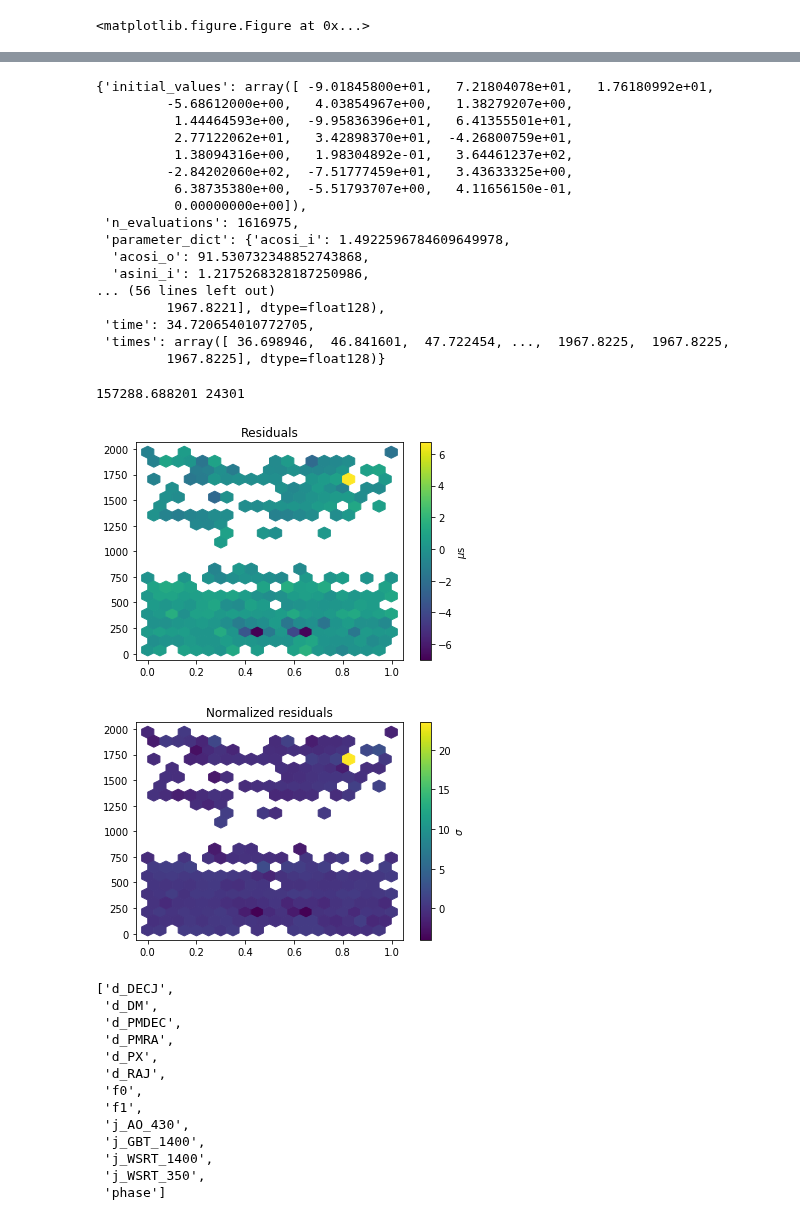
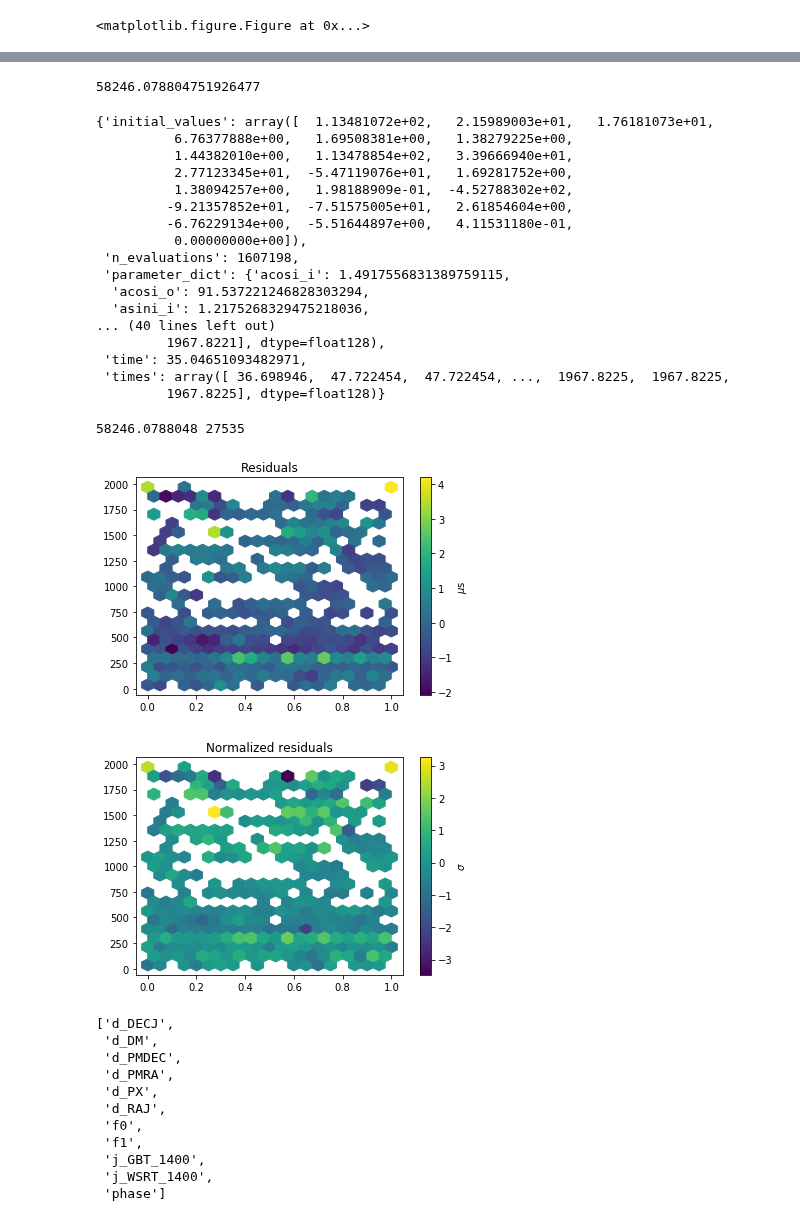
Before and after one commit to aarchiba/triplesystem, a Jupyter notebook: code-v1/k-systematics-package.ipynb, the cells around one changed output, grey strips where cells are left out. Cells and saved outputs as stored; diff of their text form; code cells hidden in the pictures.

```diff
--- a/code-v1/k-systematics-package.ipynb
+++ b/code-v1/k-systematics-package.ipynb
@@ -43,16 +43,14 @@ plt.viridis()
 # %% [output]
 <matplotlib.figure.Figure at 0x...>
 # %%
-gr_params = dict(files="tuned_mueller_pulses_selected",
+gr_params = dict(files="tuned2_aligned_pulses_1400",
                      tzrmjd_middle='auto',
-                     parfile="0337_tempo2_px_optical.par",
+                     parfile="0337_tempo2_px_optical_dmcorr.par",
                      fit_pos=True,
                      fit_pm=True,
                      fit_px=True,
                      t2_astrometry=True,
-                     efac=(('AO1440',1.0),
-                           ('GBT1500',1.0),
-                           ('WSRT1400',1.0)),
+                     efac=1,
                      kopeikin=False,
                      ppn_mode='GR',
                      linear_jumps=True,
@@ -91,45 +90,49 @@ F.best_parameters
+# %%
+F.goodness_of_fit(F.best_parameters)
+# %% [output]
+58246.078804751926477
 # %%
 orbit = F.compute_orbit(F.best_parameters)
 orbit
 # %% [output]
-{'initial_values': array([ -9.01845800e+01,   7.21804078e+01,   1.76180992e+01,
-         -5.68612000e+00,   4.03854967e+00,   1.38279207e+00,
-          1.44464593e+00,  -9.95836396e+01,   6.41355501e+01,
-          2.77122062e+01,   3.42898370e+01,  -4.26800759e+01,
-          1.38094316e+00,   1.98304892e-01,   3.64461237e+02,
-         -2.84202060e+02,  -7.51777459e+01,   3.43633325e+00,
-          6.38735380e+00,  -5.51793707e+00,   4.11656150e-01,
+{'initial_values': array([  1.13481072e+02,   2.15989003e+01,   1.76181073e+01,
+          6.76377888e+00,   1.69508381e+00,   1.38279225e+00,
+          1.44382010e+00,   1.13478854e+02,   3.39666940e+01,
+          2.77123345e+01,  -5.47119076e+01,   1.69281752e+00,
+          1.38094257e+00,   1.98188909e-01,  -4.52788302e+02,
+         -9.21357852e+01,  -7.51575005e+01,   2.61854604e+00,
+         -6.76229134e+00,  -5.51644897e+00,   4.11531180e-01,
           0.00000000e+00]),
- 'n_evaluations': 1616975,
- 'parameter_dict': {'acosi_i': 1.4922596784609649978,
-  'acosi_o': 91.530732348852743868,
-  'asini_i': 1.2175268328187250986,
-... (56 lines left out)
+ 'n_evaluations': 1607198,
+ 'parameter_dict': {'acosi_i': 1.4917556831389759115,
+  'acosi_o': 91.537221246828303294,
+  'asini_i': 1.2175268329475218036,
+... (40 lines left out)
          1967.8221], dtype=float128),
- 'time': 34.720654010772705,
- 'times': array([ 36.698946,  46.841601,  47.722454, ...,  1967.8225,  1967.8225,
+ 'time': 35.04651093482971,
+ 'times': array([ 36.698946,  47.722454,  47.722454, ...,  1967.8225,  1967.8225,
          1967.8225], dtype=float128)}
 # %%
 residuals = F.residuals()
 plt.hexbin(
     ((F.mjds-F.base_mjd-F.best_parameters['tasc_i'])/F.best_parameters['pb_i'])%1,
     F.mjds,
-    C=residuals/F.best_parameters['f0']*1e6, gridsize=20)
+    C=residuals/F.reference_f0*1e6, gridsize=20)
 plt.title("Residuals")
 plt.colorbar().set_label(r"$\mu$s")
 plt.figure()
 plt.hexbin(
     ((F.mjds-F.base_mjd-F.best_parameters['tasc_i'])/F.best_parameters['pb_i'])%1,
     F.mjds,
     C=residuals/F.phase_uncerts, gridsize=20)
 plt.title("Normalized residuals")
 plt.colorbar().set_label(r"$\sigma$")
 
 print np.sum((residuals/F.phase_uncerts)**2), len(F.mjds)
 # %% [output]
-157288.688201 24301
+58246.0788048 27535
-[figure, old version]
+[figure, new version]
-[figure, old version]
+[figure, new version]
 # %%
 M, linear_parameters = F.compute_linear_matrix()
 linear_parameters
@@ -142,10 +145,8 @@ linear_parameters
  'd_RAJ',
  'f0',
  'f1',
- 'j_AO_430',
  'j_GBT_1400',
  'j_WSRT_1400',
- 'j_WSRT_350',
  'phase']
 # %%
 M.shape
```
Also changed, not shown: parts of 27 cells of this notebook, 13 other files.
